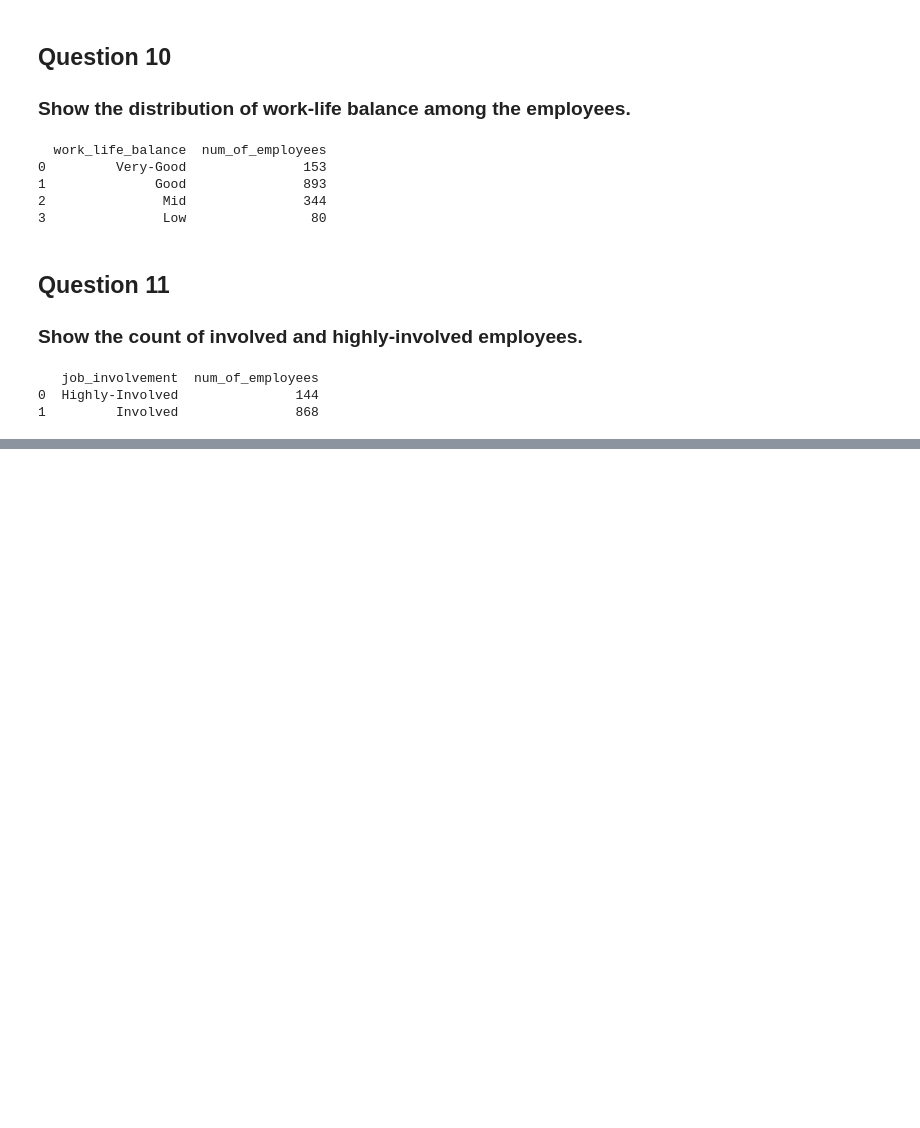
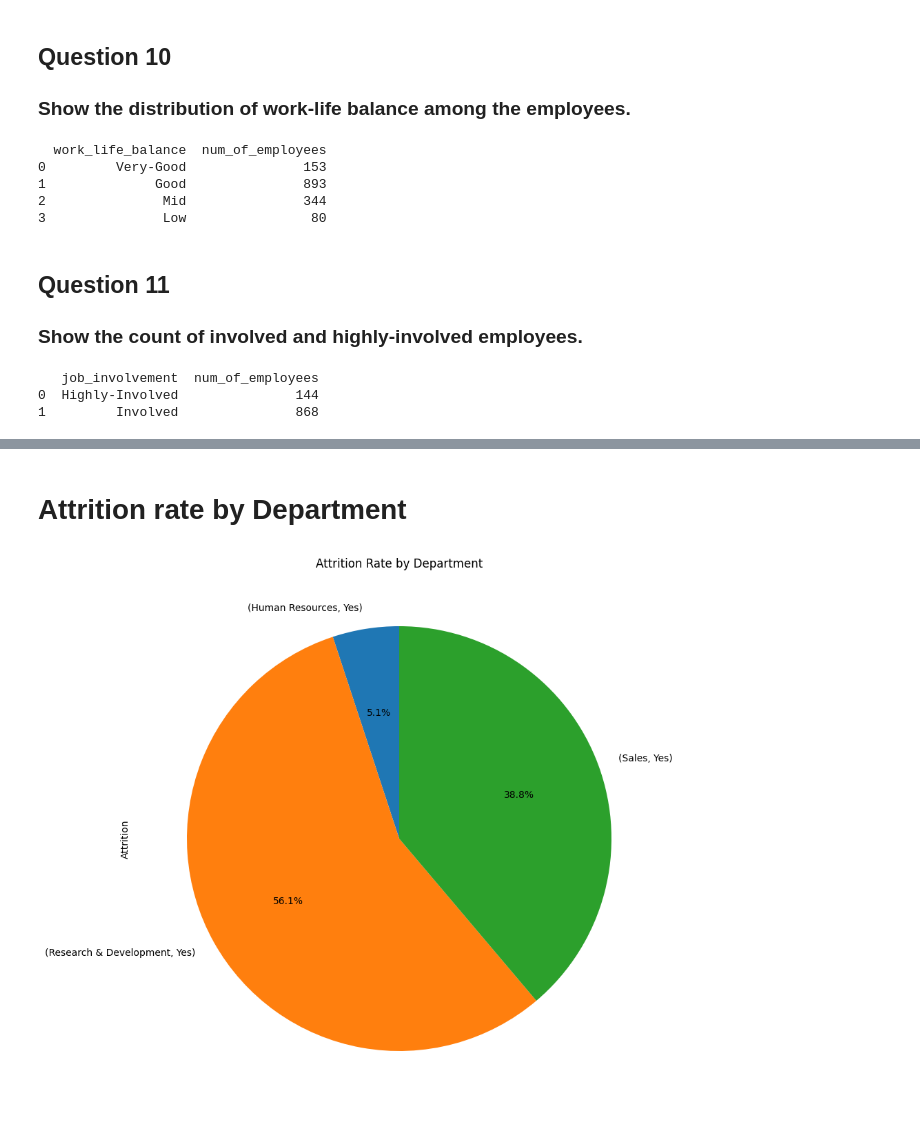
Before and after one commit to abbas99-hub/Real-World-SQL-Case-Study-HR-Employee-Data, a Jupyter notebook: Notebooks/Exploratory_Data_Analysis.ipynb, the cells around one changed output, grey strips where cells are left out. Cells and saved outputs as stored; diff of their text form; code cells hidden in the pictures; blank space fills up the shorter version.

```diff
--- a/Notebooks/Exploratory_Data_Analysis.ipynb
+++ b/Notebooks/Exploratory_Data_Analysis.ipynb
@@ -242,0 +246,4 @@ print(employee_df)
+# %%
+# loading data:
+hr_data=pd.read_csv('Data.csv')
+hr_data.head()
@@ -242,0 +257,20 @@ print(employee_df)
+# %% [markdown]
+# Attrition rate by Department
+# %%
+# filter the DataFrame to only include rows where Attrition is "Yes"
+attrition_yes = hr_data[hr_data['Attrition'] == 'Yes']
+
+# Calculate the attrition rate by department
+attrition_by_dept = attrition_yes.groupby('Department')['Attrition'].value_counts()
+
+# Create a pie chart of the attrition rates by department
+fig, ax = plt.subplots(figsize=(10, 10))
+attrition_by_dept.plot(kind='pie', ax=ax, autopct='%1.1f%%', startangle=90)
+
+# Add a title to the chart
+plt.title('Attrition Rate by Department')
+
+# Display the chart
+plt.show()
+# %% [output]
+[figure, added]
```
Also changed, not shown: parts of 18 cells of this notebook.
